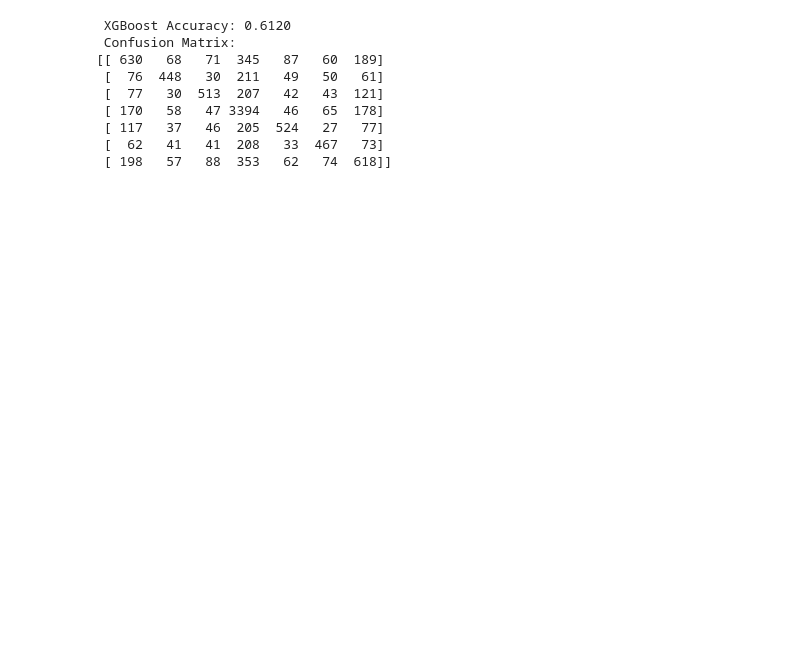
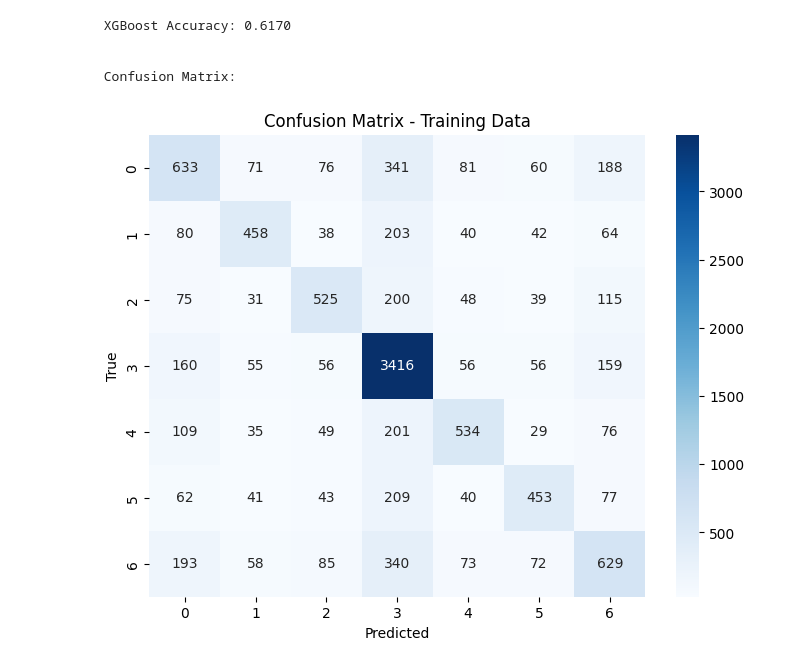
Before and after one commit to DemoTuna/Csc462-project, a Jupyter notebook: XGBoost.ipynb, the cells around one changed output. Cells and saved outputs as stored; diff of their text form; code cells hidden in the pictures; blank space fills up the shorter version.

Commit message:
some edits on XGboost

```diff
--- a/XGBoost.ipynb
+++ b/XGBoost.ipynb
@@ -4,10 +4,13 @@ import pandas as pd
 import numpy as np
 from xgboost import XGBClassifier
 from sklearn.metrics import accuracy_score, confusion_matrix
+import seaborn as sns
+import matplotlib.pyplot as plt
 
 # Load data
 train_df = pd.read_csv("train.csv")
 val_df = pd.read_csv("val.csv")
+test_df = pd.read_csv("test.csv")
 
 # Prepare data
 X_train = train_df[[f"p{i}" for i in range(1, 43)] + ["turn"]]
@@ -16,40 +19,46 @@ y_train = train_df["label_move_col"]
 X_val = val_df[[f"p{i}" for i in range(1, 43)] + ["turn"]]
 y_val = val_df["label_move_col"]
 
+X_test = test_df[[f"p{i}" for i in range(1, 43)] + ["turn"]]
+
 # Convert to numeric safely
 X_train = X_train.apply(pd.to_numeric, errors='coerce').fillna(0).astype("int")
 y_train = pd.to_numeric(y_train, errors='coerce').fillna(0).astype("int")
 X_val = X_val.apply(pd.to_numeric, errors='coerce').fillna(0).astype("int")
 y_val = pd.to_numeric(y_val, errors='coerce').fillna(0).astype("int")
+X_test = X_test.apply(pd.to_numeric, errors='coerce').fillna(0).astype("int")
 
 # XGBoost model
 xgb_model = XGBClassifier(
     n_estimators=100,
     random_state=42,
     max_depth=10,
     learning_rate=0.1,
     eval_metric='mlogloss'
 )
 
 xgb_model.fit(X_train, y_train)
 
 # Predictions
 xgb_pred = xgb_model.predict(X_val)
 
 # Results
 xgb_accuracy = accuracy_score(y_val, xgb_pred)
 xgb_cm = confusion_matrix(y_val, xgb_pred)
 
 print(f" XGBoost Accuracy: {xgb_accuracy:.4f}")
-print(f" Confusion Matrix:")
-print(xgb_cm)
+print(f"\n\n Confusion Matrix:")
+
+
+plt.figure(figsize=(8,6))
+sns.heatmap(xgb_cm, annot=True, fmt='d', cmap='Blues')
+plt.xlabel("Predicted")
+plt.ylabel("True")
+plt.title("Confusion Matrix - Training Data")
+plt.show()
 # %% [output]
- XGBoost Accuracy: 0.6120
+ XGBoost Accuracy: 0.6170
+
+
  Confusion Matrix:
-[[ 630   68   71  345   87   60  189]
- [  76  448   30  211   49   50   61]
- [  77   30  513  207   42   43  121]
- [ 170   58   47 3394   46   65  178]
- [ 117   37   46  205  524   27   77]
- [  62   41   41  208   33  467   73]
- [ 198   57   88  353   62   74  618]]
+[figure, added]
```
Also changed, not shown: parts of 1 cell of this notebook, 1 other file.
